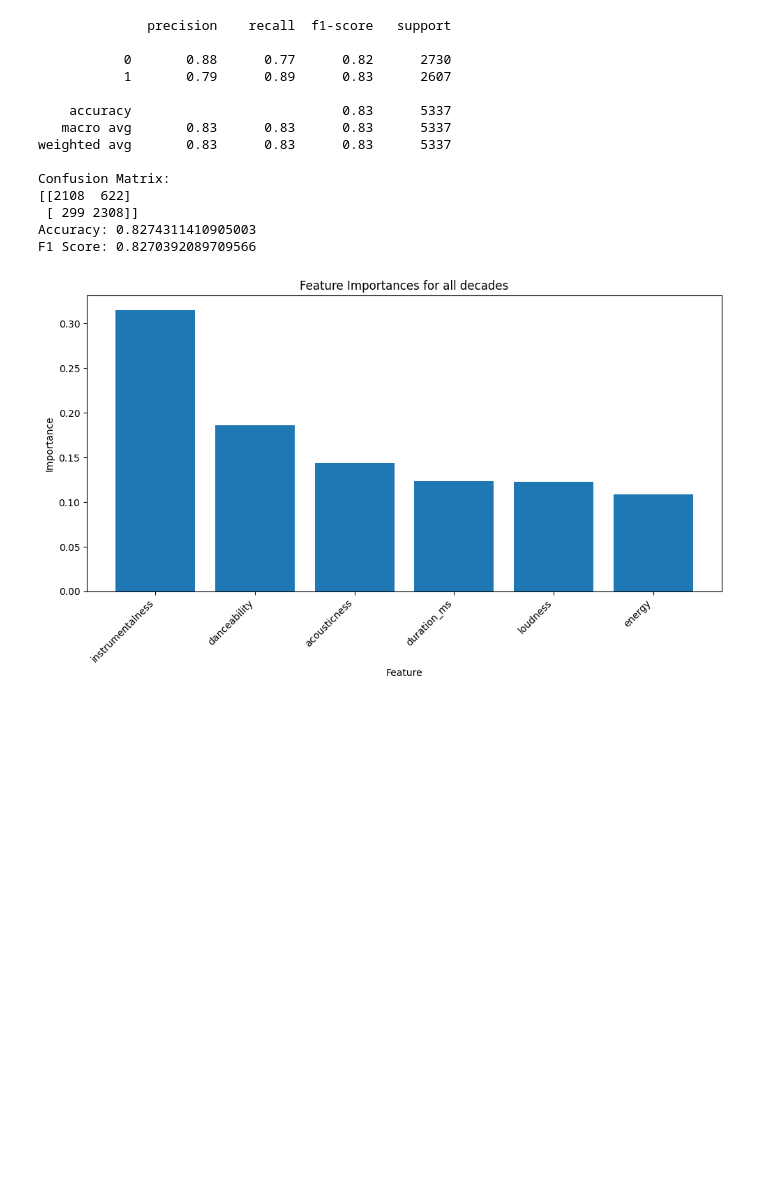
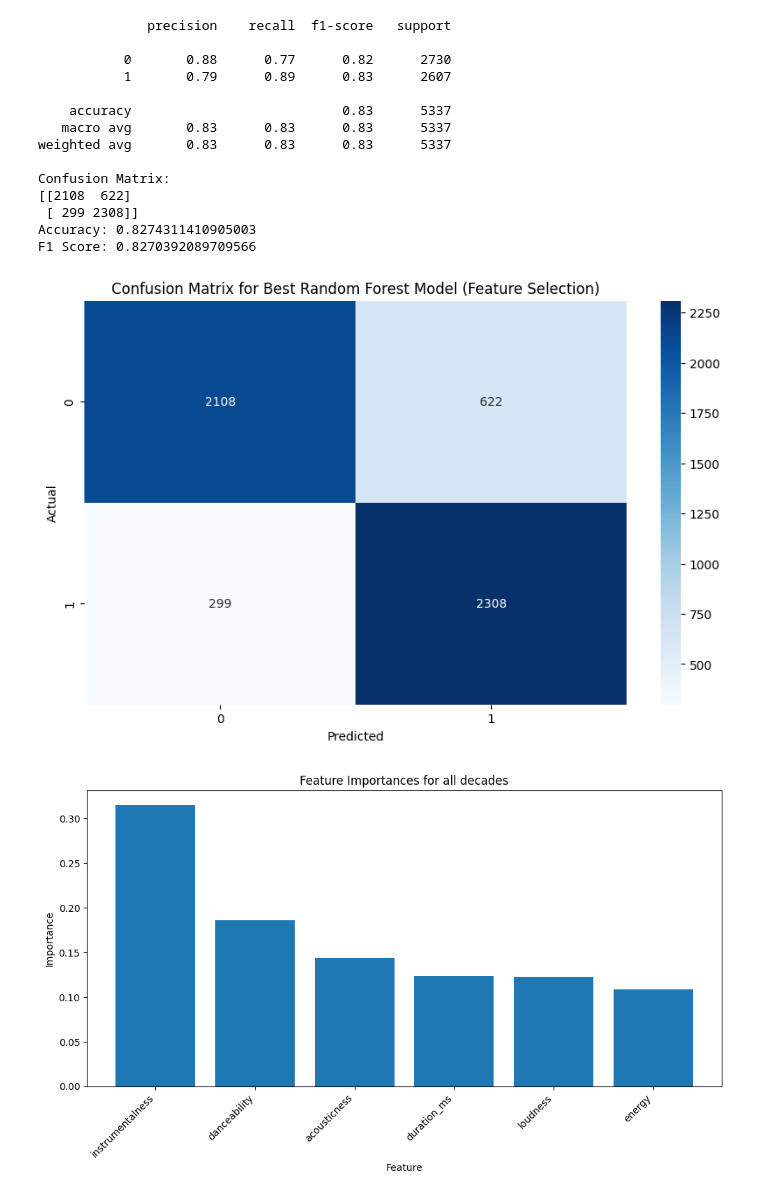
Before and after one commit to mrcl-w/Application-of-machine-learning-in-predicting-the-success-of-music-tracks., a Jupyter notebook: ML/Classification/RandomForest.ipynb, the cells around one changed output. Cells and saved outputs as stored; diff of their text form; code cells hidden in the pictures; blank space fills up the shorter version.

```diff
--- a/ML/Classification/RandomForest.ipynb
+++ b/ML/Classification/RandomForest.ipynb
@@ -142,6 +169,18 @@ Confusion Matrix:
  [ 299 2308]]
 Accuracy: 0.8274311410905003
 F1 Score: 0.8270392089709566
+# %%
+#plot confusion matrix
+import seaborn as sns
+plt.figure(figsize=(10, 6))
+# Plot confusion matrix
+sns.heatmap(confusion_matrix(y_test, y_pred), annot=True, cmap=plt.cm.Blues, fmt='g')
+plt.xlabel('Predicted')
+plt.ylabel('Actual')
+plt.title('Confusion Matrix for Best Random Forest Model (Feature Selection)')
+plt.show()
+# %% [output]
+[figure, added]
 # %%
 #get feature importance
 importances = model.feature_importances_
```
Also changed, not shown: parts of 2 cells of this notebook, 22 other files.
